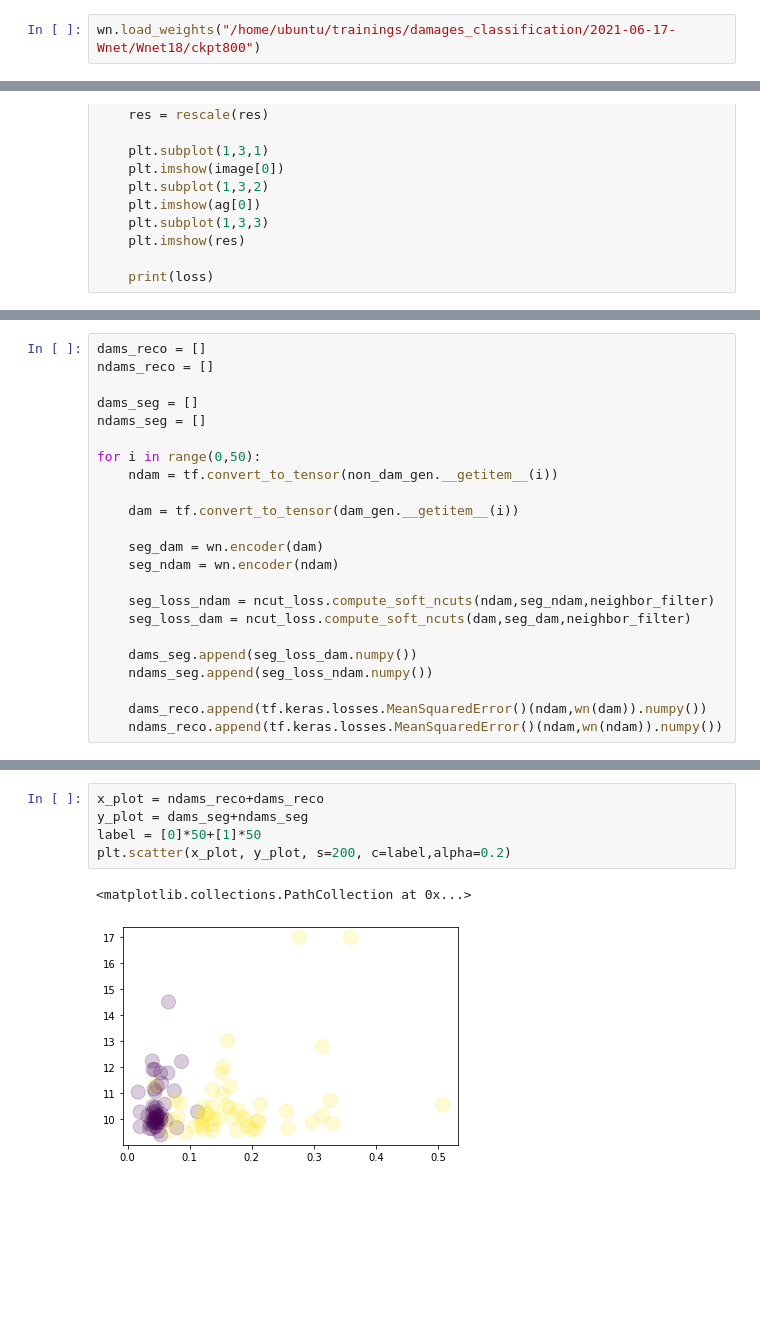
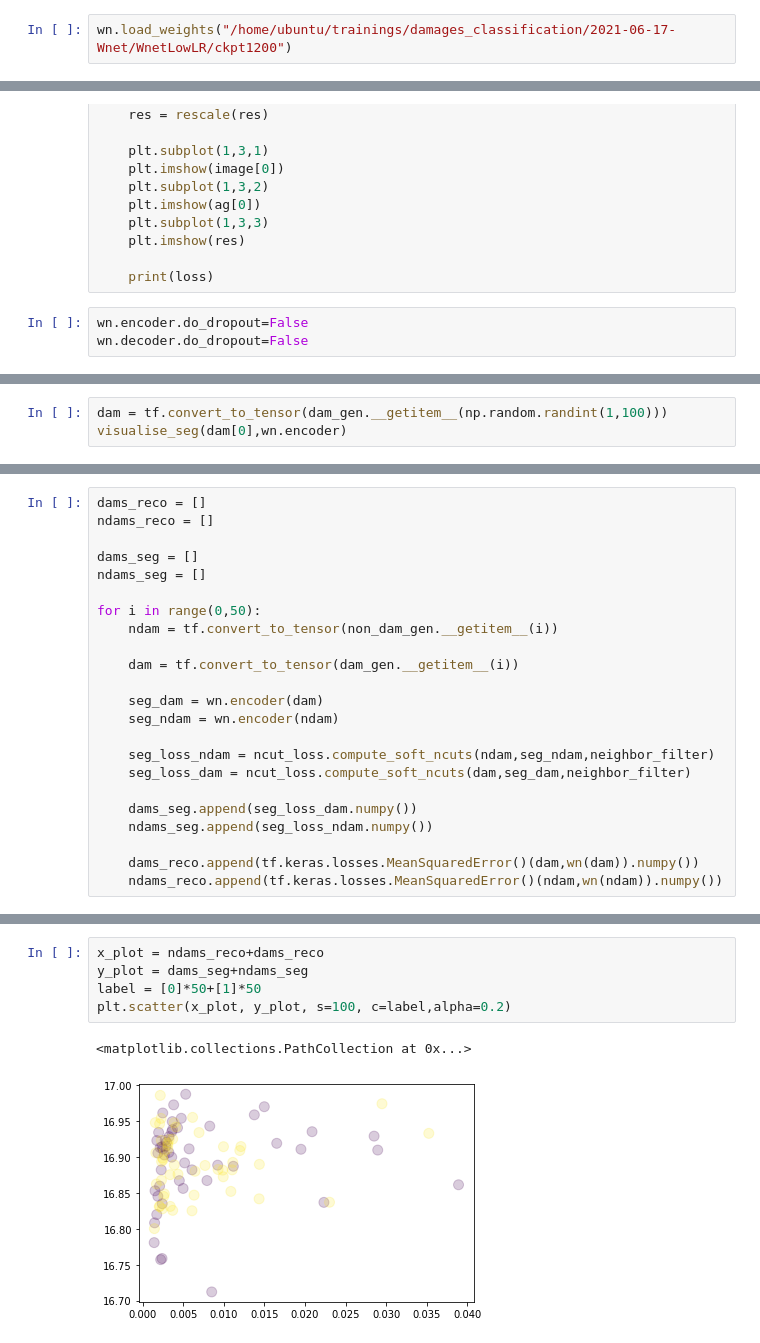
Before and after one commit to JereMonk/Wnet, a Jupyter notebook: Wnet_clustering.ipynb, the cells around one changed output, grey strips where cells are left out. Saved outputs shown, nothing was run; the diff lists cells and outputs as text; blank space fills up the shorter version.

Commit message:
add dropout

```diff
--- a/Wnet_clustering.ipynb
+++ b/Wnet_clustering.ipynb
@@ -116,7 +155,7 @@ wn.compile(
     loss_fn_reconstruction = tf.keras.losses.MeanSquaredError()
 )
 # %%
-wn.load_weights("/home/ubuntu/trainings/damages_classification/2021-06-17-Wnet/Wnet18/ckpt800")
+wn.load_weights("/home/ubuntu/trainings/damages_classification/2021-06-17-Wnet/WnetLowLR/ckpt1200")
 # %% [output]
 <tensorflow.python.training.tracking.util.CheckpointLoadStatus at 0x...>
 # %%
@@ -152,6 +191,9 @@ def visualise_seg(image,encoder):
     plt.imshow(res)
 
     print(loss)
+# %%
+wn.encoder.do_dropout=False
+wn.decoder.do_dropout=False
 # %%
 visualise_seg(ndam[0],wn.encoder)
 # %% [output]
@@ -190,0 +215,3 @@ tf.Tensor(10.879501, shape=(), dtype=float32)
+# %%
+dam = tf.convert_to_tensor(dam_gen.__getitem__(np.random.randint(1,100)))
+visualise_seg(dam[0],wn.encoder)
@@ -209,7 +243,7 @@ for i in range(0,50):
     dams_seg.append(seg_loss_dam.numpy())
     ndams_seg.append(seg_loss_ndam.numpy())
 
-    dams_reco.append(tf.keras.losses.MeanSquaredError()(ndam,wn(dam)).numpy())
+    dams_reco.append(tf.keras.losses.MeanSquaredError()(dam,wn(dam)).numpy())
     ndams_reco.append(tf.keras.losses.MeanSquaredError()(ndam,wn(ndam)).numpy())
 # %%
 data = {'damaged':dams_reco,'non damaged':ndams_reco}
@@ -221,8 +255,8 @@ sns.boxplot(data=df)
 # %%
 x_plot = ndams_reco+dams_reco
 y_plot = dams_seg+ndams_seg
 label = [0]*50+[1]*50
-plt.scatter(x_plot, y_plot, s=200, c=label,alpha=0.2)
+plt.scatter(x_plot, y_plot, s=100, c=label,alpha=0.2)
 # %% [output]
 <matplotlib.collections.PathCollection at 0x...>
-[figure, old version]
+[figure, new version]
```
Also changed, not shown: parts of 39 cells of this notebook, 1 other file.
